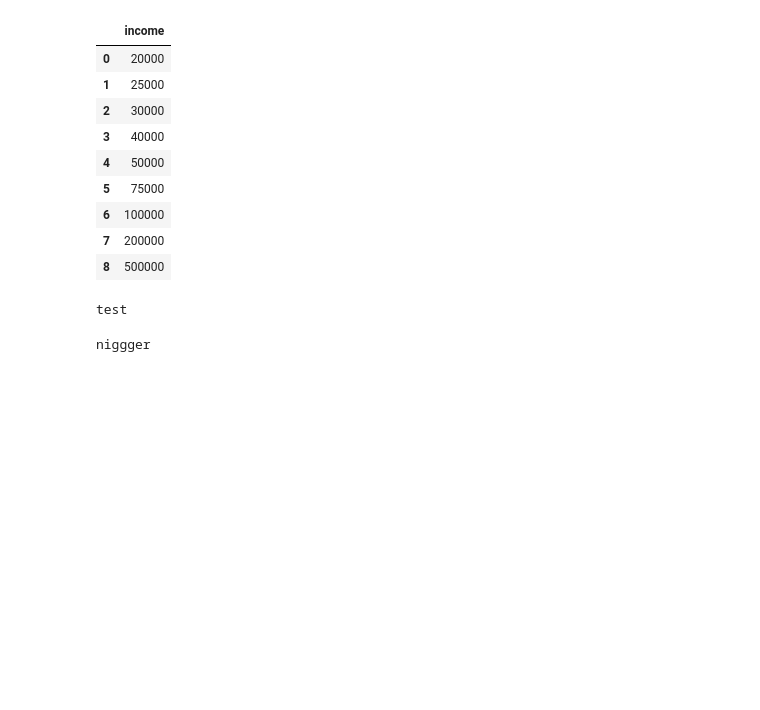
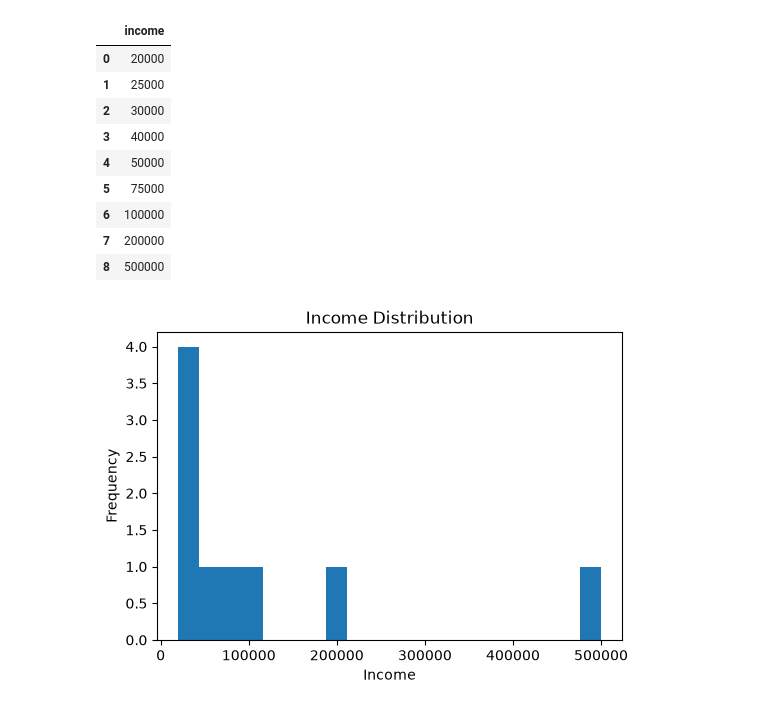
Before and after one commit to hemant237/Fastapi-project, a Jupyter notebook: practice/Feature Engineering.ipynb/CompressingFeatures.ipynb, the cells around one changed output. Cells and saved outputs as stored; diff of their text form; code cells hidden in the pictures; blank space fills up the shorter version.

```diff
--- a/practice/Feature Engineering.ipynb/CompressingFeatures.ipynb
+++ b/practice/Feature Engineering.ipynb/CompressingFeatures.ipynb
@@ -29,10 +29,17 @@ df
 | 7 | 200000 |
 | 8 | 500000 |
 # %%
-print("test")
+import matplotlib.pyplot as plt
+
+plt.figure(figsize=(6,4))
+plt.hist(df["income"],bins=20)
+
+plt.xlabel("Income")
+plt.ylabel("Frequency")
+plt.title("Income Distribution")
+
+plt.show()
 # %% [output]
-test
+[figure, added]
 # %%
-print("niggger")
+df["log_income"] = np.log1p(df["income"])
-# %% [output]
-niggger
```
Also changed, not shown: parts of 2 cells of this notebook, 9 other files.
